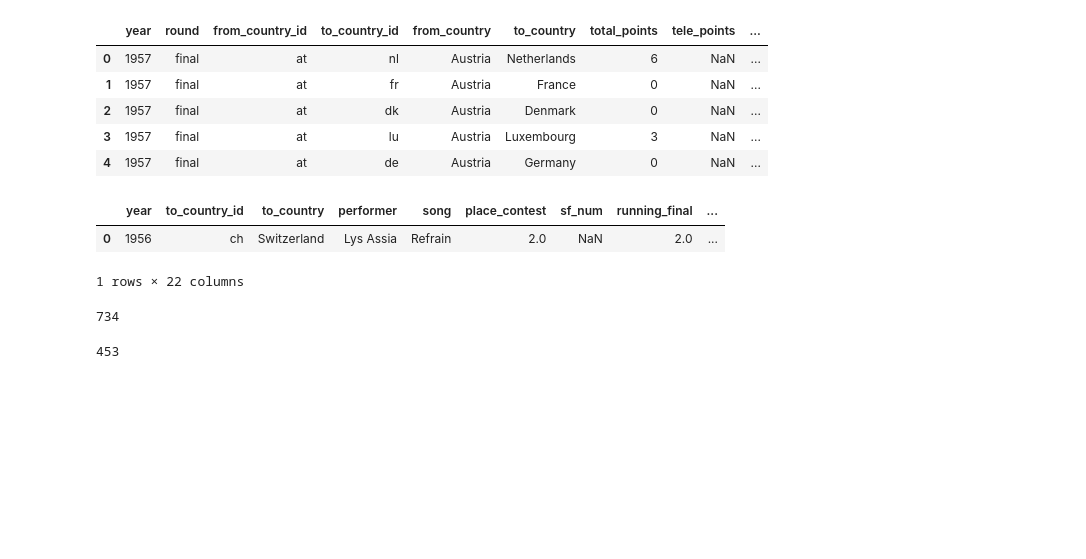
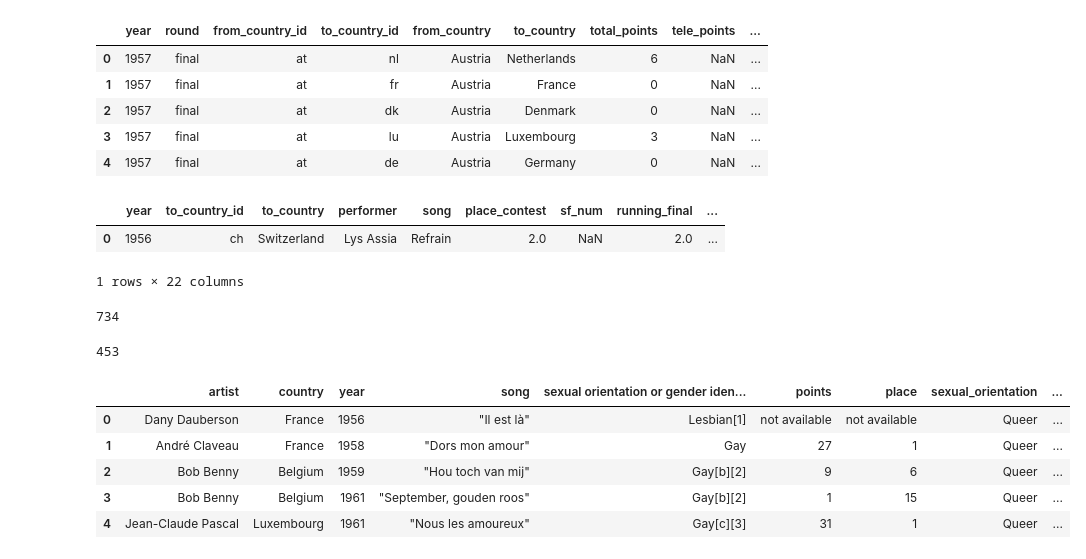
Before and after one commit to awamboldt/Alex_Ayla_Neringa, a Jupyter notebook: eurovision.ipynb, the cells around one changed output. Saved outputs shown, nothing was run; the diff lists cells and outputs as text; code cells hidden in the pictures; blank space fills up the shorter version.

Commit message:
looked up lgbtq table

```diff
--- a/eurovision.ipynb
+++ b/eurovision.ipynb
@@ -274,0 +280,47 @@ betting_df.to_sql(name = 'betting',
+# %%
+lgbtq_df['Points']=lgbtq_df['Points'].replace('—[a]', 'not available')
+lgbtq_df['Place']=lgbtq_df['Place'].replace('—[a]', 'not available')
+# %%
+lgbtq_df['Sexual orientation or gender identity'] = lgbtq_df['Sexual orientation or gender identity'].replace("[1]","")
+# %%
+lgbtq_df['sexual_orientation'] = lgbtq_df['Sexual orientation or gender identity']
+lgbtq_df['gender_identity'] = lgbtq_df['Sexual orientation or gender identity']
+for entry in lgbtq_df['Sexual orientation or gender identity']:
+    if entry == 'Bisexual[w][50] and non-binary gender[b][51]':
+        lgbtq_df['sexual_orientation']='Bisexual'
+        lgbtq_df['gender_identity']='Non-binary'
+    elif entry == 'Non-binary gender[w][76] and pansexual[77]':
+        lgbtq_df['sexual_orientation']='Pansexual'
+        lgbtq_df['gender_identity']='Non-binary'
+    elif entry == 'Gay[78] and Non-binary gender[79]':
+        lgbtq_df['sexual_orientation']='Gay'
+        lgbtq_df['gender_identity']='Non-binary'
+    elif entry.startswith('Lesbian'):
+        lgbtq_df['sexual_orientation']='Lesbian'
+    elif entry.startswith('Gay'):
+        lgbtq_df['sexual_orientation']='Gay'
+    elif entry.startswith('Bisexual'):
+        lgbtq_df['sexual_orientation']='Bisexual'
+    elif entry.startswith('Trans woman'):
+        lgbtq_df['gender_identity']='Trans woman'
+    elif entry.startswith('Non-binary gender'):
+       lgbtq_df['gender_identity']='Non-binary'
+    elif entry.startswith('Intersex'):
+        lgbtq_df['gender_identity']='Intersex'
+    elif entry.startswith('Pansexual'):
+        lgbtq_df['sexual_orientation']='Pansexual'
+    elif entry.startswith('Queer'):
+        lgbtq_df['sexual_orientation']='Queer'
+    elif entry.startswith('Sexually free'):
+        lgbtq_df['sexual_orientation']='Sexually free'
+# %%
+lgbtq_df.columns = lgbtq_df.columns.str.lower()
+# %%
+lgbtq_df.head()
+# %% [output]
+|  | artist | country | year | song | sexual orientation or gender iden... | points | place | sexual_orientation | ... |
+| 0 | Dany Dauberson | France | 1956 | "Il est là" | Lesbian[1] | not available | not available | Queer | ... |
+| 1 | André Claveau | France | 1958 | "Dors mon amour" | Gay | 27 | 1 | Queer | ... |
+| 2 | Bob Benny | Belgium | 1959 | "Hou toch van mij" | Gay[b][2] | 9 | 6 | Queer | ... |
+| 3 | Bob Benny | Belgium | 1961 | "September, gouden roos" | Gay[b][2] | 1 | 15 | Queer | ... |
+| 4 | Jean-Claude Pascal | Luxembourg | 1961 | "Nous les amoureux" | Gay[c][3] | 31 | 1 | Queer | ... |
```
Also changed, not shown: parts of 3 cells of this notebook.
